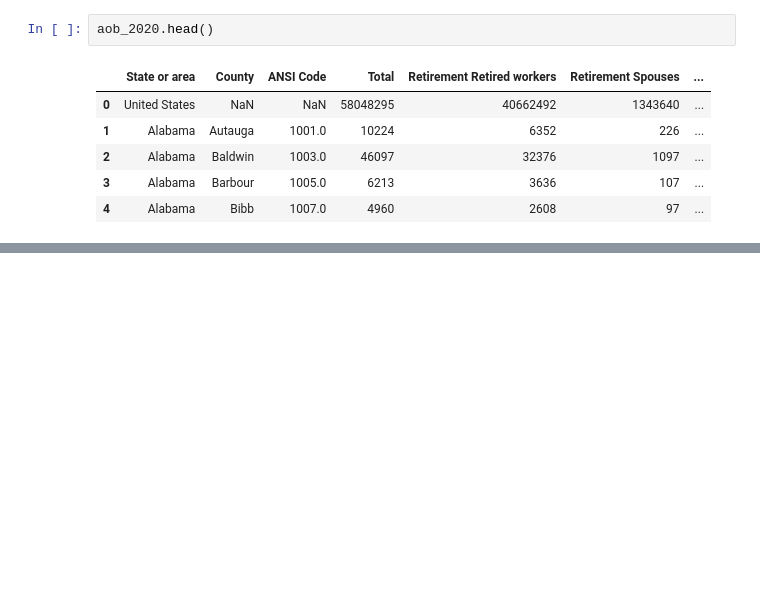
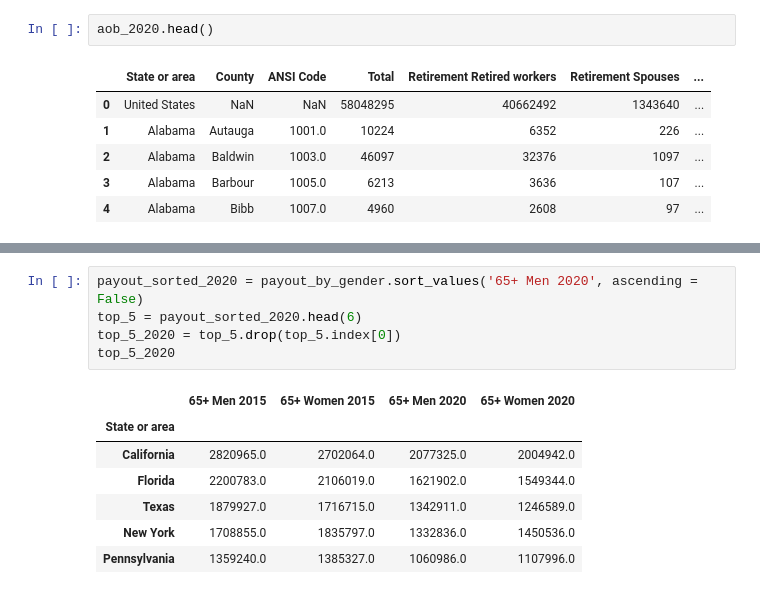
Before and after one commit to bernbr/group10_project1, a Jupyter notebook: project_ssa_category.ipynb, the cells around one changed output, grey strips where cells are left out. Cells and saved outputs as stored; diff of their text form; blank space fills up the shorter version.

```diff
--- a/project_ssa_category.ipynb
+++ b/project_ssa_category.ipynb
@@ -565,0 +592,13 @@ fig1.savefig('survivor_prct.png', dpi=100)
+# %%
+payout_sorted_2020 = payout_by_gender.sort_values('65+ Men 2020', ascending = False)
+top_5 = payout_sorted_2020.head(6)
+top_5_2020 = top_5.drop(top_5.index[0])
+top_5_2020
+# %% [output]
+|  | 65+ Men 2015 | 65+ Women 2015 | 65+ Men 2020 | 65+ Women 2020 |
+| State or area |  |  |  |  |
+| California | 2820965.0 | 2702064.0 | 2077325.0 | 2004942.0 |
+| Florida | 2200783.0 | 2106019.0 | 1621902.0 | 1549344.0 |
+| Texas | 1879927.0 | 1716715.0 | 1342911.0 | 1246589.0 |
+| New York | 1708855.0 | 1835797.0 | 1332836.0 | 1450536.0 |
+| Pennsylvania | 1359240.0 | 1385327.0 | 1060986.0 | 1107996.0 |
```
Also changed, not shown: parts of 34 cells of this notebook, 2 other files.
